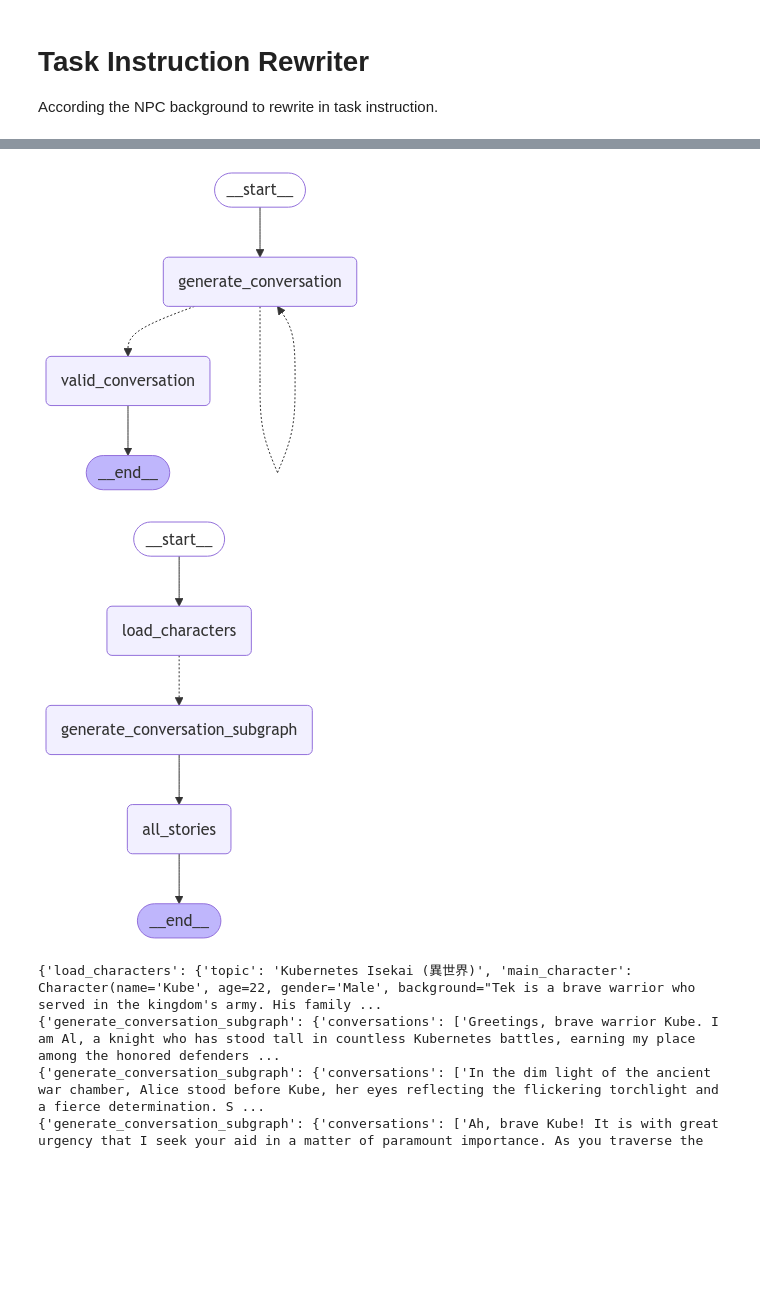
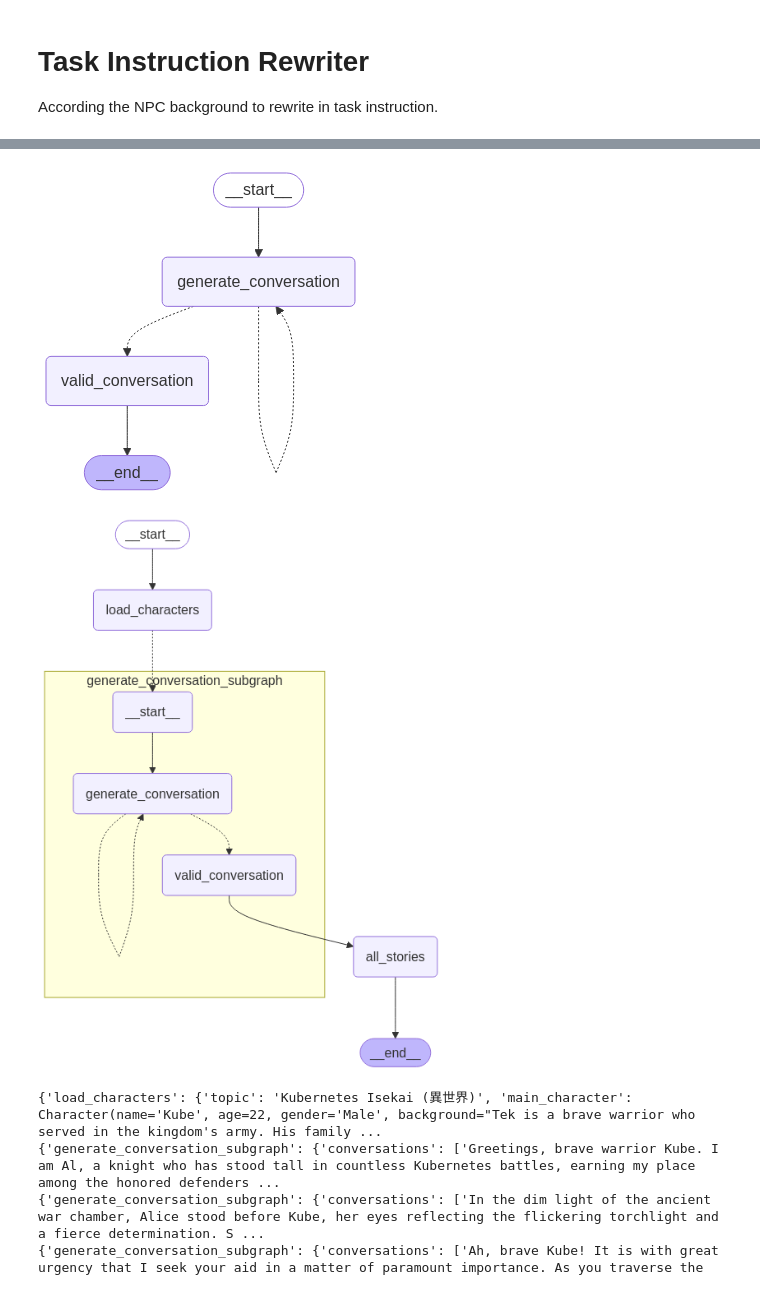
Before and after one commit to wongcyrus/k8s-instruction-generator, a Jupyter notebook: npc_task_rewriter.ipynb, the cells around one changed output, grey strips where cells are left out. Cells and saved outputs as stored; diff of their text form; code cells hidden in the pictures; blank space fills up the shorter version.

```diff
--- a/npc_task_rewriter.ipynb
+++ b/npc_task_rewriter.ipynb
@@ -286,13 +291,13 @@ generate_conversation_graph = generate_conversation_graph_builder.compile()
 # %%
 from IPython.display import Image
 
-Image(generate_conversation_subgraph.get_graph().draw_mermaid_png())
+Image(generate_conversation_subgraph.get_graph(xray=True).draw_mermaid_png())
 # %% [output]
-[figure, old version]
+[figure, new version]
 # %%
-Image(generate_conversation_graph.get_graph().draw_mermaid_png())
+Image(generate_conversation_graph.get_graph(xray=True).draw_mermaid_png())
 # %% [output]
-[figure, old version]
+[figure, new version]
 # %%
 import os
 
```
Also changed, not shown: parts of 1 cell of this notebook, 4 other files.
